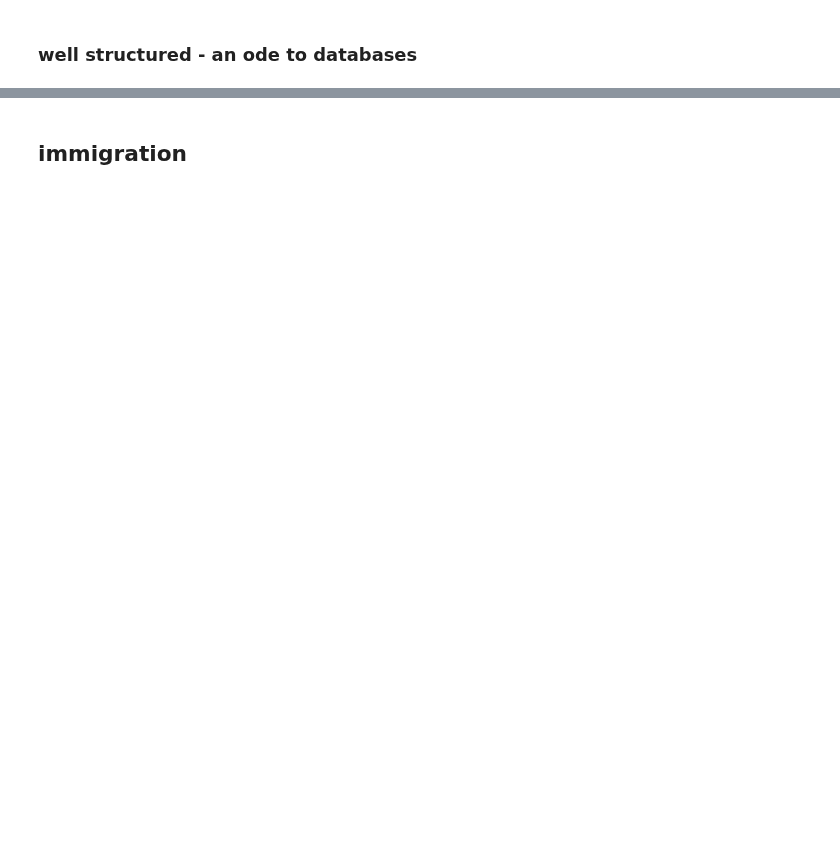
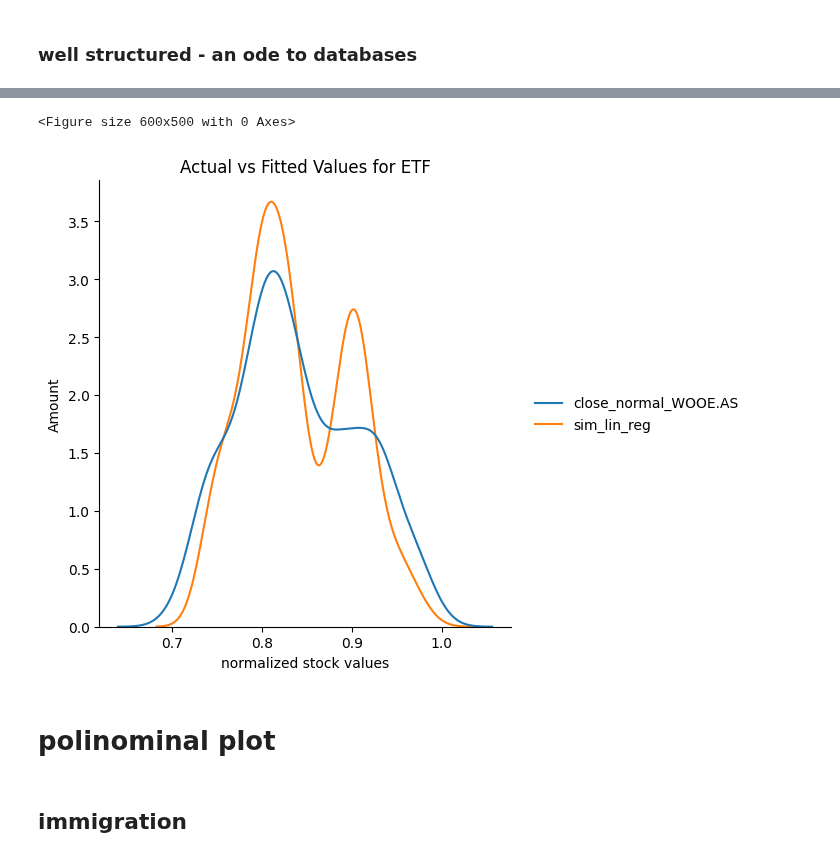
Before and after one commit to scaja/python_libraries_toolkits_for_modern_day_analysts_deprecated, a Jupyter notebook: 05_data_evaluation.ipynb, the cells around one changed output, grey strips where cells are left out. Drawn from its saved outputs; the diff is of its cells as text; code cells hidden in the pictures; blank space fills up the shorter version.

```diff
--- a/05_data_evaluation.ipynb
+++ b/05_data_evaluation.ipynb
@@ -9,2 +210,38 @@ import numpy as np
+# %%
+# load data
+mult_lin_reg_dep_var = bucket_stock_prices['close_normal_WOOE.AS']
+mult_lin_reg_indep_var = bucket_stock_prices[["close_normal_WY", 'close_normal_IP', 'close_normal_WRK']]
+
+#bucket_mul_lin_reg = pd.concat([mult_lin_reg_dep_var, mult_lin_reg_indep_var], axis=1)
+
+# load model
+multi_lin_reg_obj = LinearRegression()
+
+# fit model
+multi_lin_reg_obj.fit(mult_lin_reg_indep_var, mult_lin_reg_dep_var)
+
+# predict model
+bucket_mul_lin_reg_load=multi_lin_reg_obj.predict(mult_lin_reg_indep_var)
+
+# transform and rename df
+#bucket_mul_lin_reg_load = map(lambda x: x[0], bucket_mul_lin_reg_load)
+bucket_mul_lin_reg_load = pd.Series(bucket_mul_lin_reg_load)
+bucket_mul_lin_reg_load = bucket_mul_lin_reg_load.rename('sim_lin_reg')
+
+# concat df
+bucket_sim_lin_reg_pred = pd.concat([sim_lin_reg_dep_var, bucket_mul_lin_reg_load], axis=1)
+# %%
+plt.figure(figsize=(6, 5))
+sns.displot(bucket_sim_lin_reg_pred, label="Fitted Values" , kind="kde")
+plt.title('Actual vs Fitted Values for ETF')
+plt.xlabel('normalized stock values')
+plt.ylabel('Amount')
+plt.show()
+plt.close()
+# %% [output]
+<Figure size 600x500 with 0 Axes>
+[figure, added]
+# %% [markdown]
+# polinominal plot
 # %% [markdown]
 ## immigration
```
Also changed, not shown: parts of 38 cells of this notebook, 1 other file.
